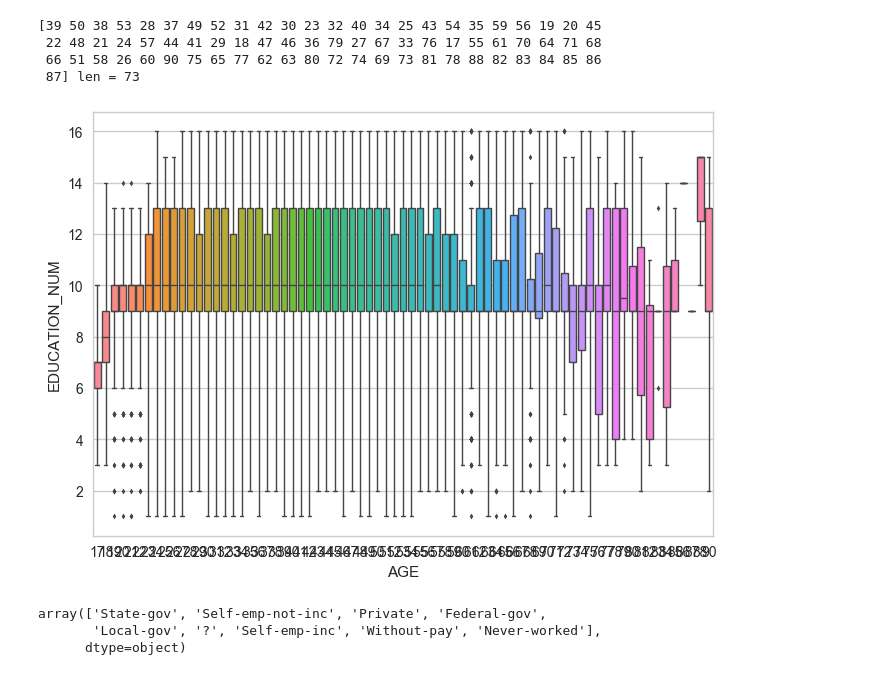
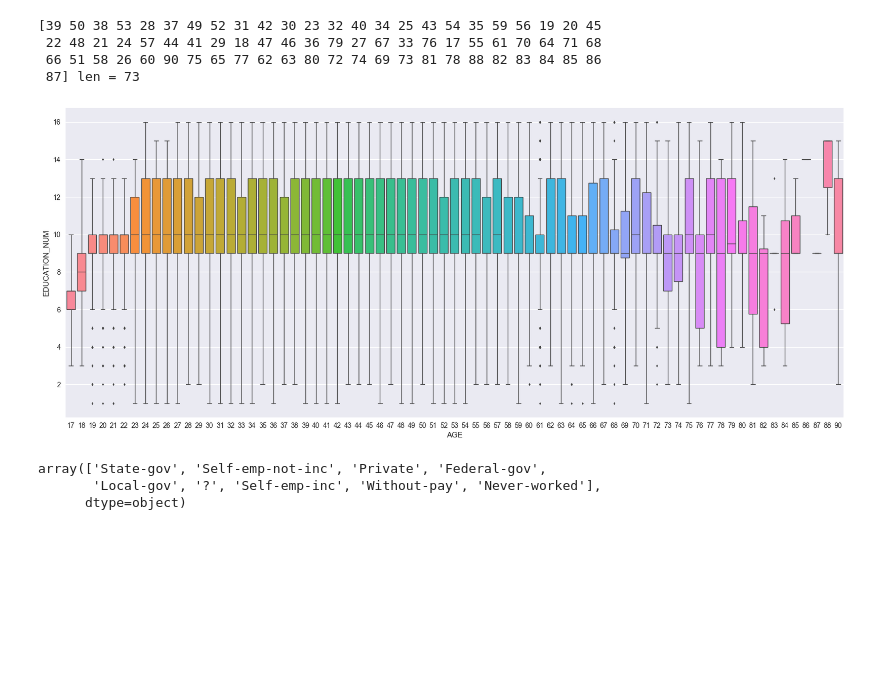
Before and after one commit to EldanGS/Data_Science, a Jupyter notebook: Courses/Udacity/Bertelsmann Data Science Challenge Scholarship 2018/Project/Project.ipynb, the cells around one changed output. Cells and saved outputs as stored; diff of their text form; code cells hidden in the pictures; blank space fills up the shorter version.

```diff
--- a/Courses/Udacity/Bertelsmann Data Science Challenge Scholarship 2018/Project/Project.ipynb
+++ b/Courses/Udacity/Bertelsmann Data Science Challenge Scholarship 2018/Project/Project.ipynb
@@ -144,9 +144,9 @@ print(data.AGE.unique(), "len =", len(data.AGE.unique()))
  87] len = 73
 # %%
 sns.boxplot(x = 'AGE', y = 'EDUCATION_NUM', data = data, fliersize = 3, linewidth=1, whis = 3, saturation=5)
-sns.set(rc={'figure.figsize':(20,8)})
+sns.set(rc={'figure.figsize':(25,10)})
 # %% [output]
-[figure, old version]
+[figure, new version]
 # %%
 data.WORKCLASS.unique() # nothing matter give me..
 # %% [output]
```
Also changed, not shown: 9 other files.
